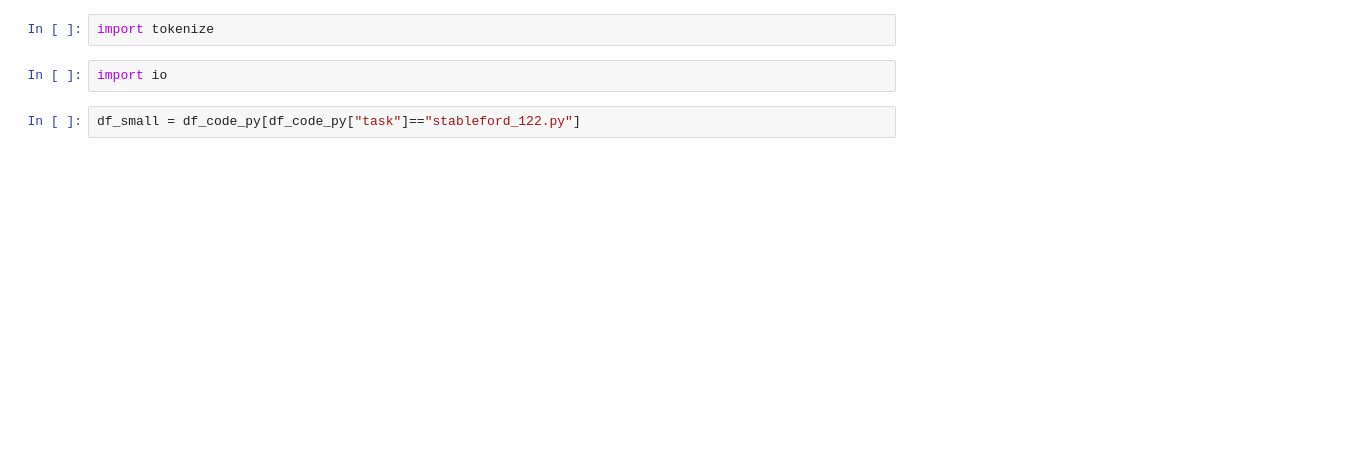
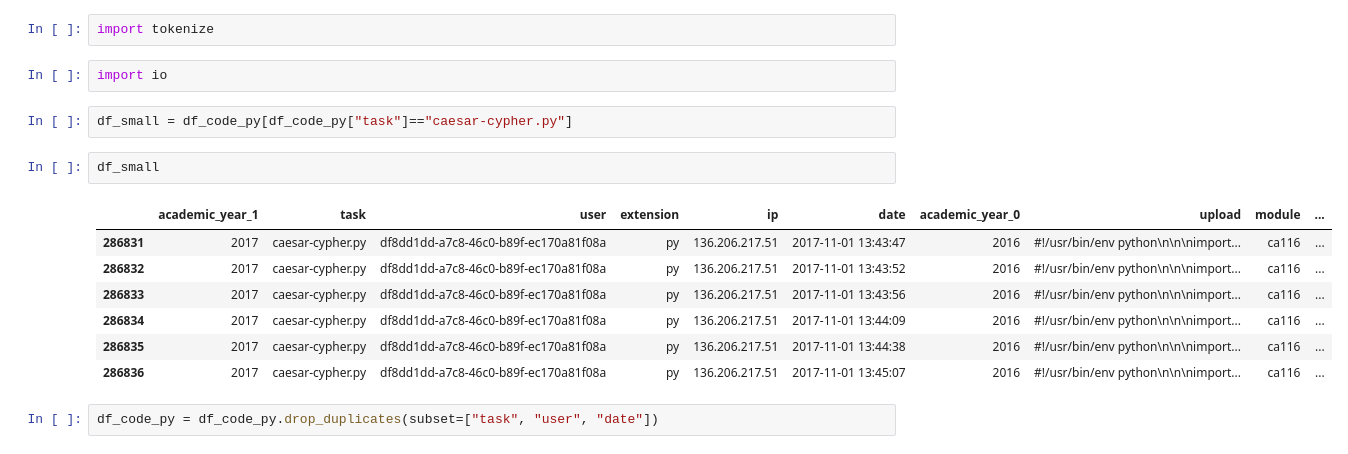
Before and after one commit to spindive/mrp_files, a Jupyter notebook: mrp_main_fl.ipynb, the cells around one changed output. Cells and saved outputs as stored; diff of their text form; blank space fills up the shorter version.

Commit message:
cleaned out duplicates

```diff
--- a/mrp_main_fl.ipynb
+++ b/mrp_main_fl.ipynb
@@ -234,6 +228,18 @@ import tokenize
 # %%
 import io
 # %%
-df_small = df_code_py[df_code_py["task"]=="stableford_122.py"]
+df_small = df_code_py[df_code_py["task"]=="caesar-cypher.py"]
+# %%
+df_small
+# %% [output]
+|  | academic_year_1 | task | user | extension | ip | date | academic_year_0 | upload | module | ... |
+| 286831 | 2017 | caesar-cypher.py | df8dd1dd-a7c8-46c0-b89f-ec170a81f08a | py | 136.206.217.51 | 2017-11-01 13:43:47 | 2016 | #!/usr/bin/env python\n\n\nimport... | ca116 | ... |
+| 286832 | 2017 | caesar-cypher.py | df8dd1dd-a7c8-46c0-b89f-ec170a81f08a | py | 136.206.217.51 | 2017-11-01 13:43:52 | 2016 | #!/usr/bin/env python\n\n\nimport... | ca116 | ... |
+| 286833 | 2017 | caesar-cypher.py | df8dd1dd-a7c8-46c0-b89f-ec170a81f08a | py | 136.206.217.51 | 2017-11-01 13:43:56 | 2016 | #!/usr/bin/env python\n\n\nimport... | ca116 | ... |
+| 286834 | 2017 | caesar-cypher.py | df8dd1dd-a7c8-46c0-b89f-ec170a81f08a | py | 136.206.217.51 | 2017-11-01 13:44:09 | 2016 | #!/usr/bin/env python\n\n\nimport... | ca116 | ... |
+| 286835 | 2017 | caesar-cypher.py | df8dd1dd-a7c8-46c0-b89f-ec170a81f08a | py | 136.206.217.51 | 2017-11-01 13:44:38 | 2016 | #!/usr/bin/env python\n\n\nimport... | ca116 | ... |
+| 286836 | 2017 | caesar-cypher.py | df8dd1dd-a7c8-46c0-b89f-ec170a81f08a | py | 136.206.217.51 | 2017-11-01 13:45:07 | 2016 | #!/usr/bin/env python\n\n\nimport... | ca116 | ... |
+# %%
+df_code_py = df_code_py.drop_duplicates(subset=["task", "user", "date"])
 # %%
 tokens = []
```
Also changed, not shown: parts of 5 cells of this notebook.
